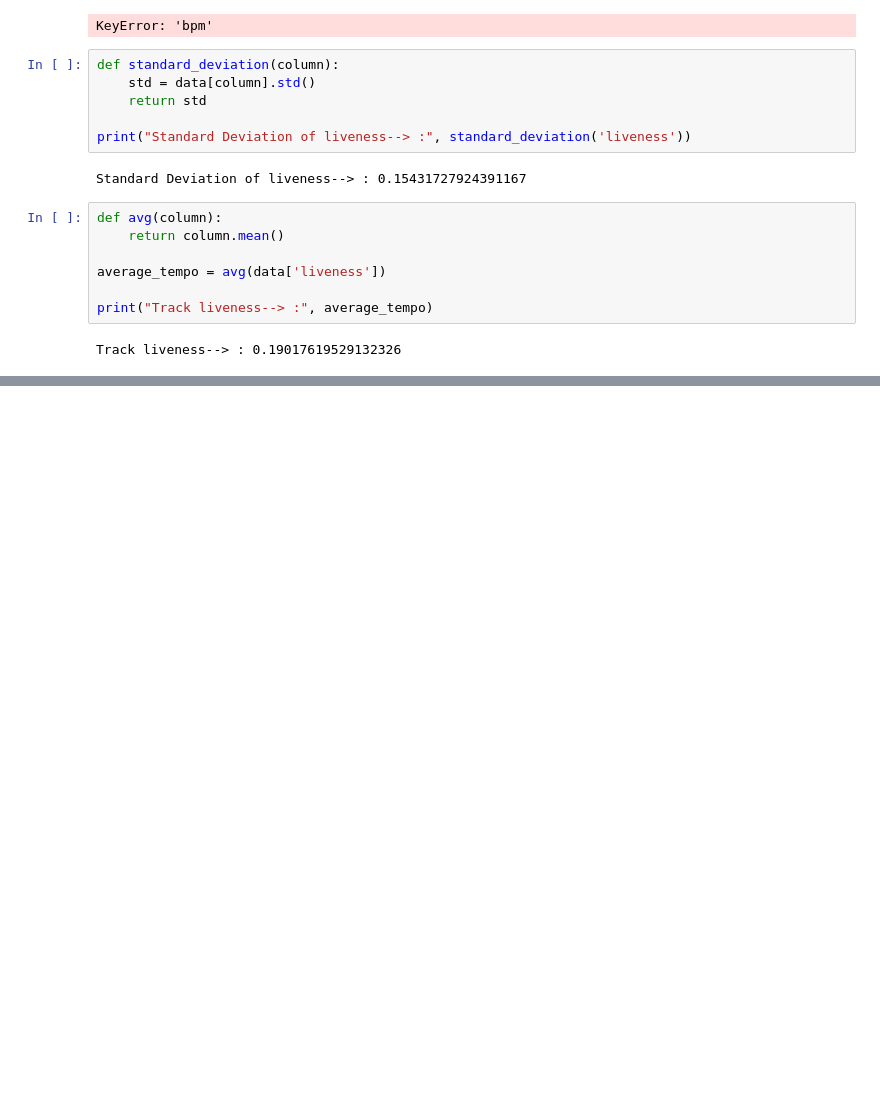
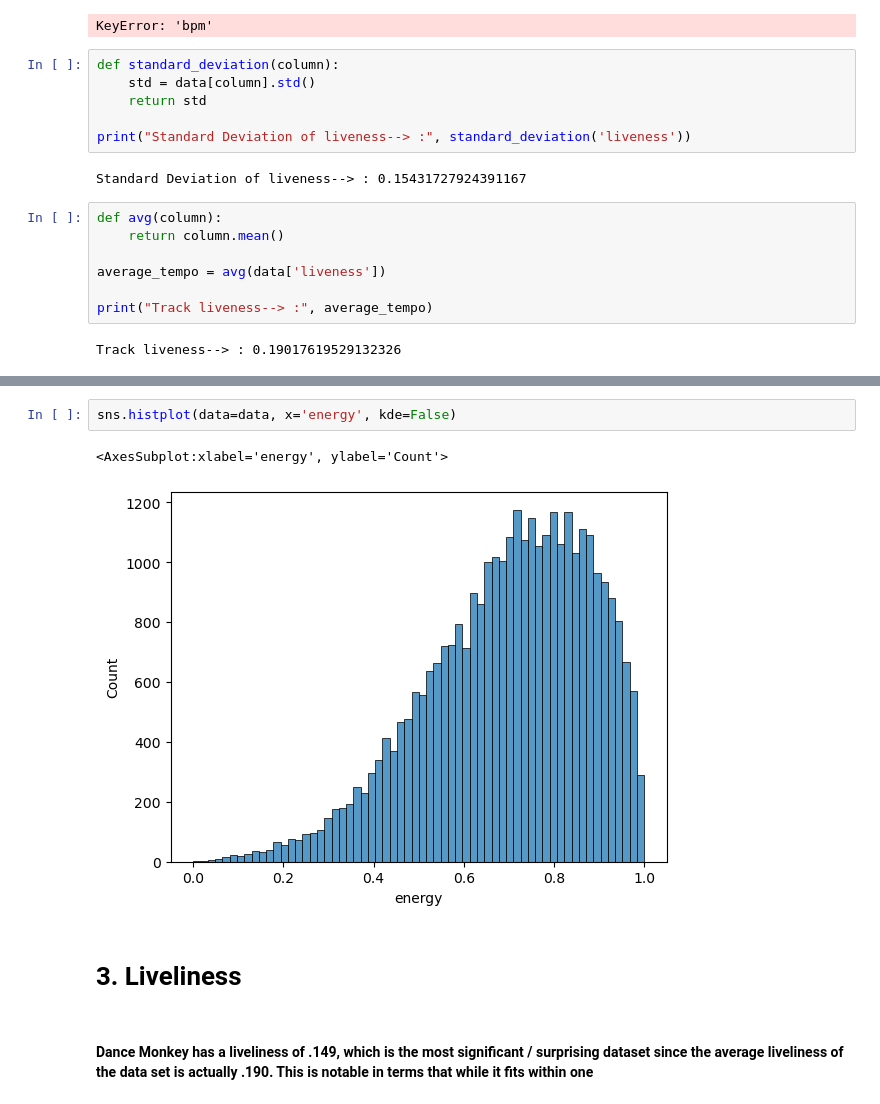
Before and after one commit to Google-Stein/CCIC-Artificial-Intelligence, a Jupyter notebook: Semester 1/Spotify/spotify_songs.csv Mathematical Analyzation.ipynb, the cells around one changed output, grey strips where cells are left out. Drawn from its saved outputs; the diff is of its cells as text; blank space fills up the shorter version.

```diff
--- a/Semester 1/Spotify/spotify_songs.csv Mathematical Analyzation.ipynb
+++ b/Semester 1/Spotify/spotify_songs.csv Mathematical Analyzation.ipynb
@@ -174,0 +239,9 @@ Track liveness--> : 0.19017619529132326
+# %%
+sns.histplot(data=data, x='energy', kde=False)
+# %% [output]
+<AxesSubplot:xlabel='energy', ylabel='Count'>
+[figure, added]
+# %% [markdown]
+# 3. Liveliness
+# %% [markdown]
+#### Dance Monkey has a liveliness of .149, which is the most significant / surprising dataset since the average liveliness of the data set is actually .190. This is notable in terms that while it fits within one
```
Also changed, not shown: parts of 10 cells of this notebook.
